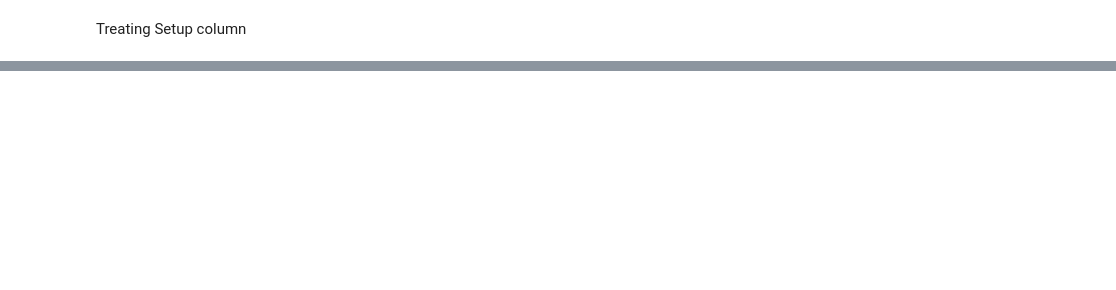
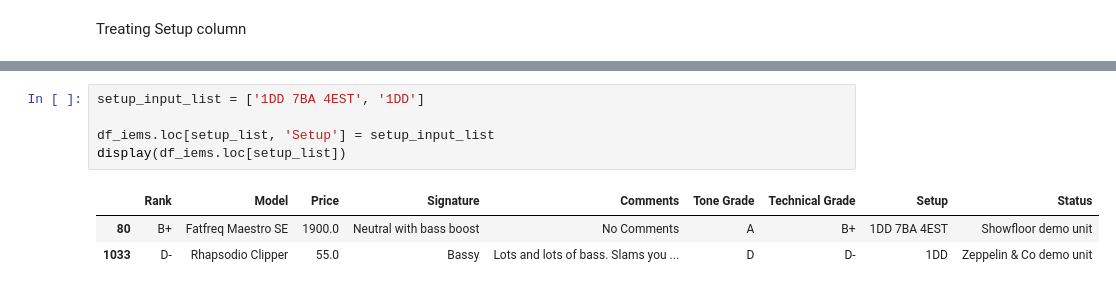
Before and after one commit to Maddox24425/Summer-Training, a Jupyter notebook: Project/crini_analysis.ipynb, the cells around one changed output, grey strips where cells are left out. Saved outputs shown, nothing was run; the diff lists cells and outputs as text; blank space fills up the shorter version.

```diff
--- a/Project/crini_analysis.ipynb
+++ b/Project/crini_analysis.ipynb
@@ -144,0 +186,9 @@ Treating Setup column
+# %%
+setup_input_list = ['1DD 7BA 4EST', '1DD']
+
+df_iems.loc[setup_list, 'Setup'] = setup_input_list
+display(df_iems.loc[setup_list])
+# %% [output]
+|  | Rank | Model | Price | Signature | Comments | Tone Grade | Technical Grade | Setup | Status |
+| 80 | B+ | Fatfreq Maestro SE | 1900.0 | Neutral with bass boost | No Comments | A | B+ | 1DD 7BA 4EST | Showfloor demo unit |
+| 1033 | D- | Rhapsodio Clipper | 55.0 | Bassy | Lots and lots of bass. Slams you ... | D | D- | 1DD | Zeppelin & Co demo unit |
```
Also changed, not shown: parts of 17 cells of this notebook.
